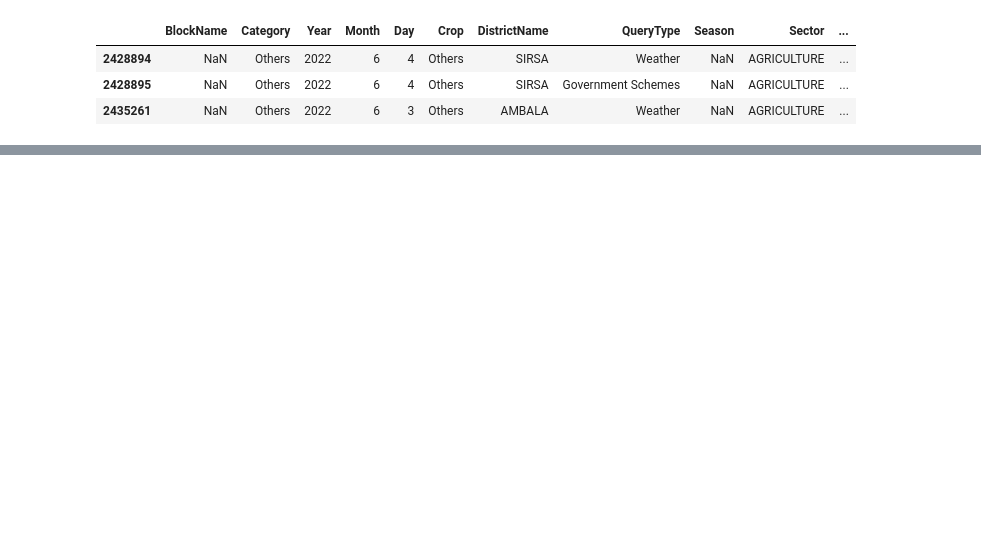
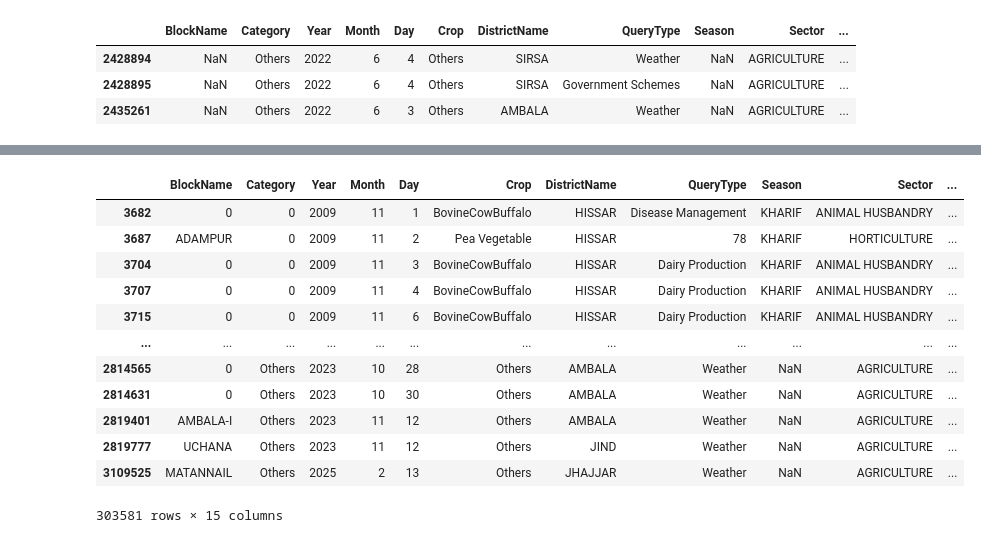
Before and after one commit to vicharanashala/agrichat-annam, a Jupyter notebook: RAG pipeline v3/data_preprocessing.ipynb, the cells around one changed output, grey strips where cells are left out. Cells and saved outputs as stored; diff of their text form; code cells hidden in the pictures; blank space fills up the shorter version.

Commit message:
Updating Data Preprocessing files

```diff
--- a/RAG pipeline v3/data_preprocessing.ipynb
+++ b/RAG pipeline v3/data_preprocessing.ipynb
@@ -76,0 +125,16 @@ data[data['BlockName'].isnull()]
+# %%
+data[data['KccAns'].isnull()]
+# %% [output]
+|  | BlockName | Category | Year | Month | Day | Crop | DistrictName | QueryType | Season | Sector | ... |
+| 3682 | 0 | 0 | 2009 | 11 | 1 | BovineCowBuffalo | HISSAR | Disease Management | KHARIF | ANIMAL HUSBANDRY | ... |
+| 3687 | ADAMPUR | 0 | 2009 | 11 | 2 | Pea Vegetable | HISSAR | 78 | KHARIF | HORTICULTURE | ... |
+| 3704 | 0 | 0 | 2009 | 11 | 3 | BovineCowBuffalo | HISSAR | Dairy Production | KHARIF | ANIMAL HUSBANDRY | ... |
+| 3707 | 0 | 0 | 2009 | 11 | 4 | BovineCowBuffalo | HISSAR | Dairy Production | KHARIF | ANIMAL HUSBANDRY | ... |
+| 3715 | 0 | 0 | 2009 | 11 | 6 | BovineCowBuffalo | HISSAR | Dairy Production | KHARIF | ANIMAL HUSBANDRY | ... |
+| ... | ... | ... | ... | ... | ... | ... | ... | ... | ... | ... | ... |
+| 2814565 | 0 | Others | 2023 | 10 | 28 | Others | AMBALA | Weather | NaN | AGRICULTURE | ... |
+| 2814631 | 0 | Others | 2023 | 10 | 30 | Others | AMBALA | Weather | NaN | AGRICULTURE | ... |
+| 2819401 | AMBALA-I | Others | 2023 | 11 | 12 | Others | AMBALA | Weather | NaN | AGRICULTURE | ... |
+| 2819777 | UCHANA | Others | 2023 | 11 | 12 | Others | JIND | Weather | NaN | AGRICULTURE | ... |
+| 3109525 | MATANNAIL | Others | 2025 | 2 | 13 | Others | JHAJJAR | Weather | NaN | AGRICULTURE | ... |
+303581 rows × 15 columns
```
Also changed, not shown: parts of 10 cells of this notebook.
